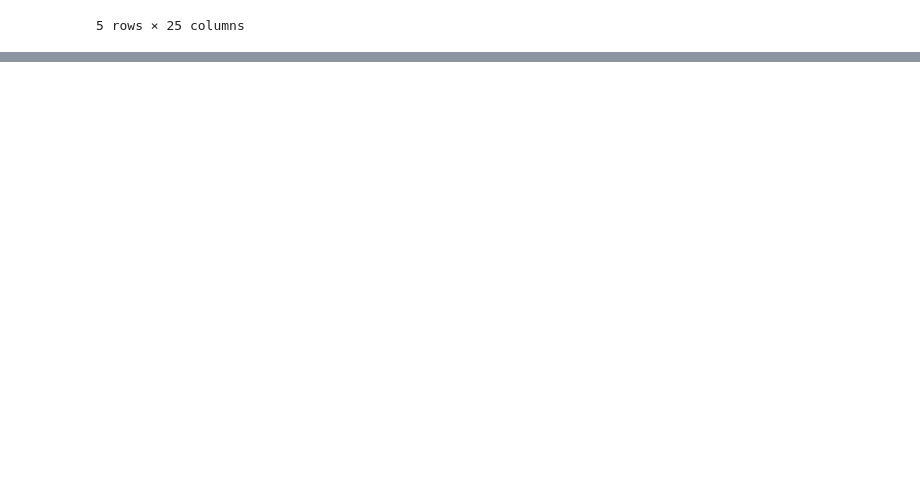
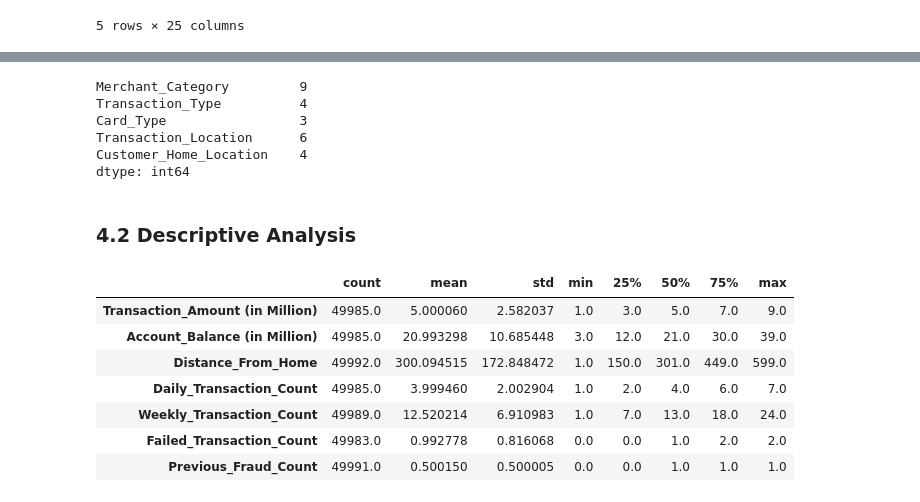
Before and after one commit to kaneviggers/Transaction-fraud-detection, a Jupyter notebook: notebook.ipynb, the cells around one changed output, grey strips where cells are left out. Saved outputs shown, nothing was run; the diff lists cells and outputs as text; code cells hidden in the pictures; blank space fills up the shorter version.

```diff
--- a/notebook.ipynb
+++ b/notebook.ipynb
@@ -333,0 +394,44 @@ Customer_Home_Location {0: 'Faisalabad', 1: 'Islamabad', 2: 'Karachi', 3: 'Lahor
+# %%
+# Checks for missing categories stored as -1 after encoding
+
+encoded_cols = [
+    'Merchant_Category',
+    'Transaction_Type',
+    'Card_Type',
+    'Transaction_Location',
+    'Customer_Home_Location'
+]
+
+print((fraud_data[encoded_cols] == -1).sum())
+# %% [output]
+Merchant_Category         9
+Transaction_Type          4
+Card_Type                 3
+Transaction_Location      6
+Customer_Home_Location    4
+dtype: int64
+# %% [markdown]
+### 4.2 Descriptive Analysis
+# %%
+# Summarise numerical features to understand their values and spread
+
+summary_cols = [
+    'Transaction_Amount (in Million)',
+    'Account_Balance (in Million)',
+    'Distance_From_Home',
+    'Daily_Transaction_Count',
+    'Weekly_Transaction_Count',
+    'Failed_Transaction_Count',
+    'Previous_Fraud_Count'
+]
+
+fraud_data[summary_cols].describe().T
+# %% [output]
+|  | count | mean | std | min | 25% | 50% | 75% | max |
+| Transaction_Amount (in Million) | 49985.0 | 5.000060 | 2.582037 | 1.0 | 3.0 | 5.0 | 7.0 | 9.0 |
+| Account_Balance (in Million) | 49985.0 | 20.993298 | 10.685448 | 3.0 | 12.0 | 21.0 | 30.0 | 39.0 |
+| Distance_From_Home | 49992.0 | 300.094515 | 172.848472 | 1.0 | 150.0 | 301.0 | 449.0 | 599.0 |
+| Daily_Transaction_Count | 49985.0 | 3.999460 | 2.002904 | 1.0 | 2.0 | 4.0 | 6.0 | 7.0 |
+| Weekly_Transaction_Count | 49989.0 | 12.520214 | 6.910983 | 1.0 | 7.0 | 13.0 | 18.0 | 24.0 |
+| Failed_Transaction_Count | 49983.0 | 0.992778 | 0.816068 | 0.0 | 0.0 | 1.0 | 2.0 | 2.0 |
+| Previous_Fraud_Count | 49991.0 | 0.500150 | 0.500005 | 0.0 | 0.0 | 1.0 | 1.0 | 1.0 |
```
Also changed, not shown: parts of 16 cells of this notebook.
